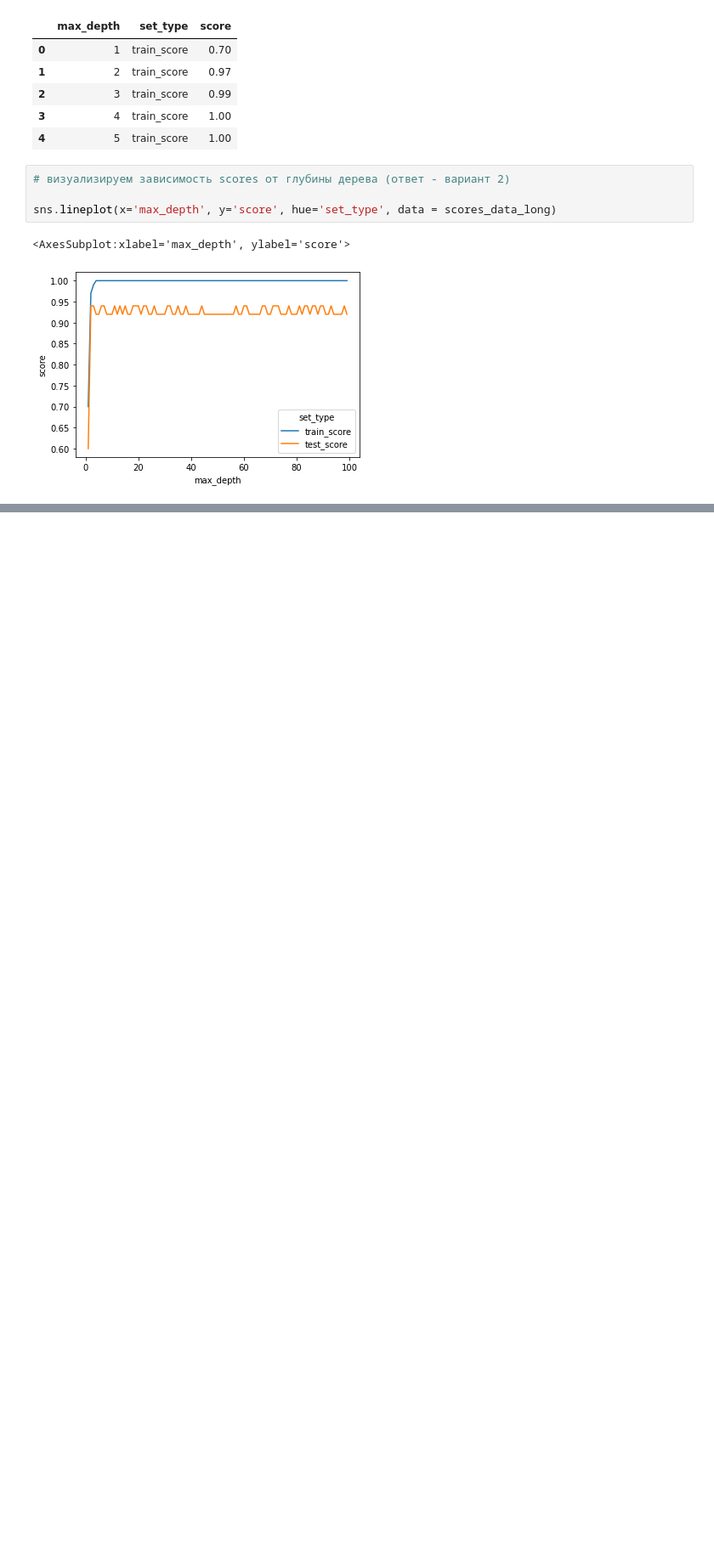
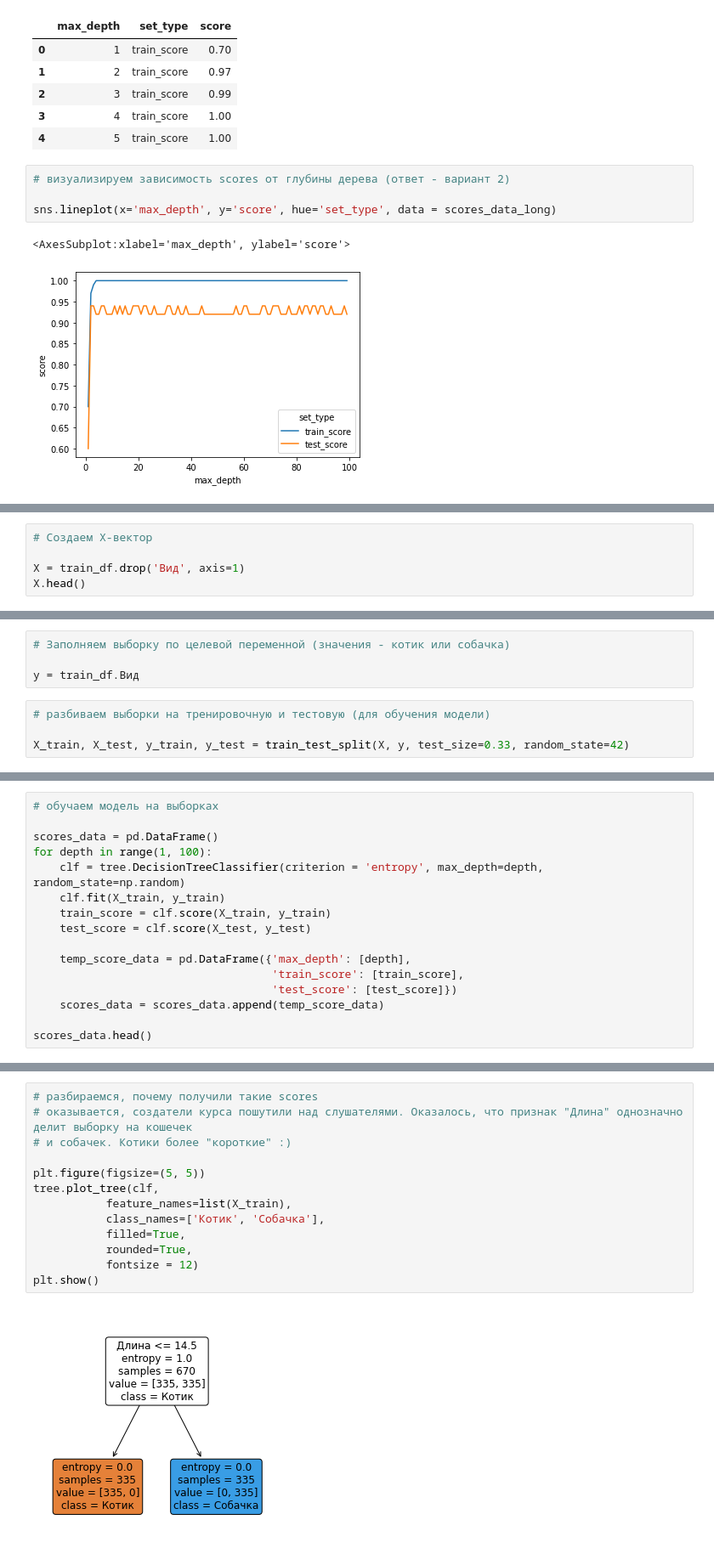
Before and after one commit to vavilovnv/Data-analysis, a Jupyter notebook: Intro to DS and ML/DecisionTrees.ipynb, the cells around one changed output, grey strips where cells are left out. Shown at 85% size. Cells and saved outputs as stored; diff of their text form; blank space fills up the shorter version.

```diff
--- a/Intro to DS and ML/DecisionTrees.ipynb
+++ b/Intro to DS and ML/DecisionTrees.ipynb
@@ -192,0 +237,5 @@ sns.lineplot(x='max_depth', y='score', hue='set_type', data = scores_data_long)
+# %%
+# Создаем X-вектор
+
+X = train_df.drop('Вид', axis=1)
+X.head()
@@ -192,0 +249,8 @@ sns.lineplot(x='max_depth', y='score', hue='set_type', data = scores_data_long)
+# %%
+# Заполняем выборку по целевой переменной (значения - котик или собачка)
+
+y = train_df.Вид
+# %%
+# разбиваем выборки на тренировочную и тестовую (для обучения модели)
+
+X_train, X_test, y_train, y_test = train_test_split(X, y, test_size=0.33, random_state=42)
@@ -192,0 +269,16 @@ sns.lineplot(x='max_depth', y='score', hue='set_type', data = scores_data_long)
+# %%
+# обучаем модель на выборках
+
+scores_data = pd.DataFrame()
+for depth in range(1, 100):
+    clf = tree.DecisionTreeClassifier(criterion = 'entropy', max_depth=depth, random_state=np.random)
+    clf.fit(X_train, y_train)
+    train_score = clf.score(X_train, y_train)
+    test_score = clf.score(X_test, y_test)
+
+    temp_score_data = pd.DataFrame({'max_depth': [depth],
+                                    'train_score': [train_score],
+                                    'test_score': [test_score]})
+    scores_data = scores_data.append(temp_score_data)
+
+scores_data.head()
@@ -192,0 +292,15 @@ sns.lineplot(x='max_depth', y='score', hue='set_type', data = scores_data_long)
+# %%
+# разбираемся, почему получили такие scores
+# оказывается, создатели курса пошутили над слушателями. Оказалось, что признак "Длина" однозначно делит выборку на кошечек
+# и собачек. Котики более "короткие" :)
+
+plt.figure(figsize=(5, 5))
+tree.plot_tree(clf,
+           feature_names=list(X_train),
+           class_names=['Котик', 'Собачка'],
+           filled=True,
+           rounded=True,
+           fontsize = 12)
+plt.show()
+# %% [output]
+[figure, added]
```
Also changed, not shown: parts of 14 cells of this notebook.
